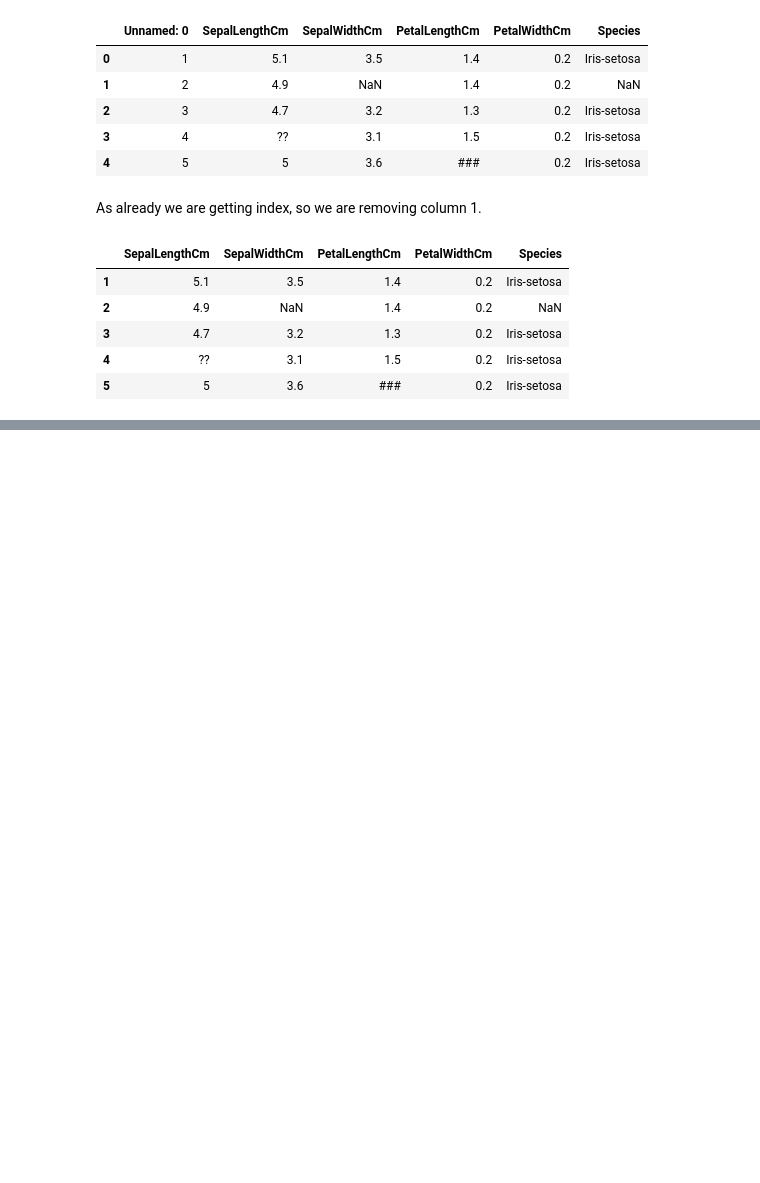
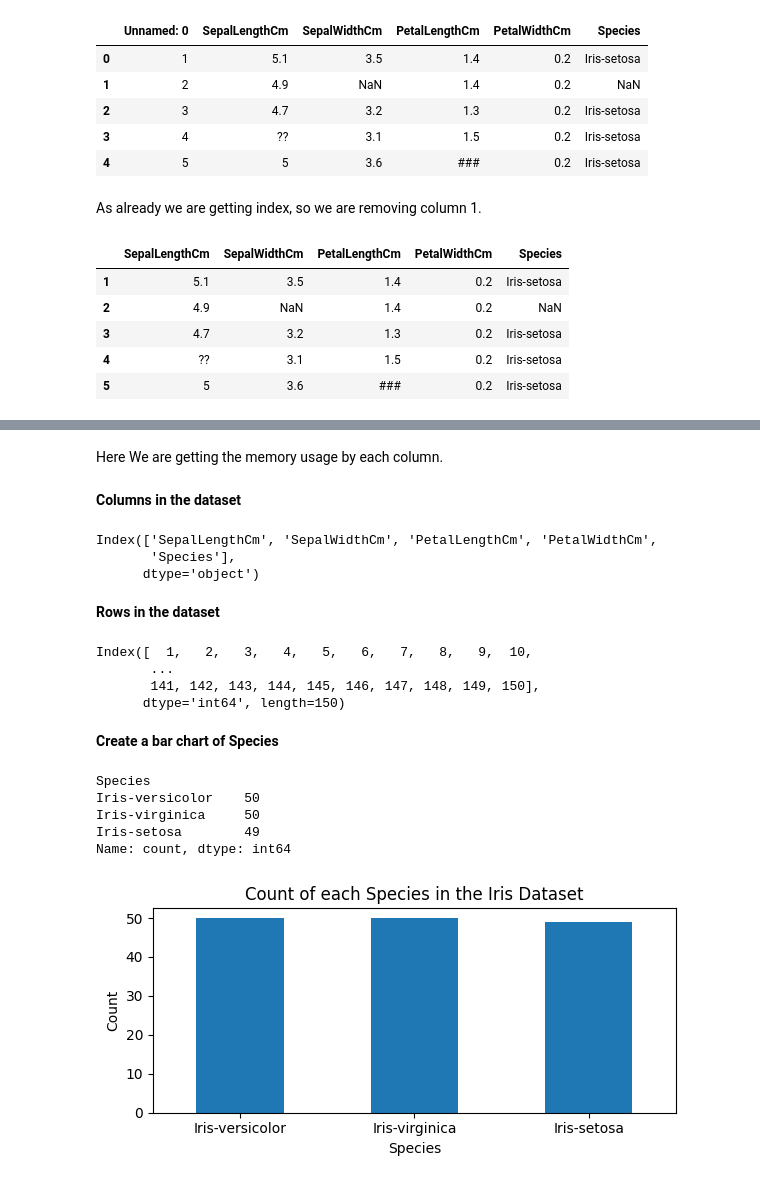
Before and after one commit to Classroom07/Data-Analytics, a Jupyter notebook: iris.ipynb, the cells around one changed output, grey strips where cells are left out. Saved outputs shown, nothing was run; the diff lists cells and outputs as text; code cells hidden in the pictures; blank space fills up the shorter version.

```diff
--- a/iris.ipynb
+++ b/iris.ipynb
@@ -61,0 +152,42 @@ datasetCSV2.head()
+# %% [markdown]
+Here We are getting the memory usage by each column.
+# %% [markdown]
+**Columns in the dataset**
+# %%
+datasetCSV3.columns
+# %% [output]
+Index(['SepalLengthCm', 'SepalWidthCm', 'PetalLengthCm', 'PetalWidthCm',
+       'Species'],
+      dtype='object')
+# %% [markdown]
+**Rows in the dataset**
+# %%
+datasetCSV3.index
+# %% [output]
+Index([  1,   2,   3,   4,   5,   6,   7,   8,   9,  10,
+       ...
+       141, 142, 143, 144, 145, 146, 147, 148, 149, 150],
+      dtype='int64', length=150)
+# %% [markdown]
+**Create a bar chart of Species**
+# %%
+import matplotlib.pyplot as plt
+
+species_counts = datasetCSV3['Species'].value_counts()
+print(species_counts)
+
+plt.figure(figsize=(6, 3))
+species_counts.plot(kind='bar')
+plt.title('Count of each Species in the Iris Dataset')
+plt.xlabel('Species')
+plt.ylabel('Count')
+plt.xticks(rotation=0)
+plt.tight_layout()
+plt.show()
+# %% [output]
+Species
+Iris-versicolor    50
+Iris-virginica     50
+Iris-setosa        49
+Name: count, dtype: int64
+[figure, added]
```
Also changed, not shown: parts of 11 cells of this notebook.
